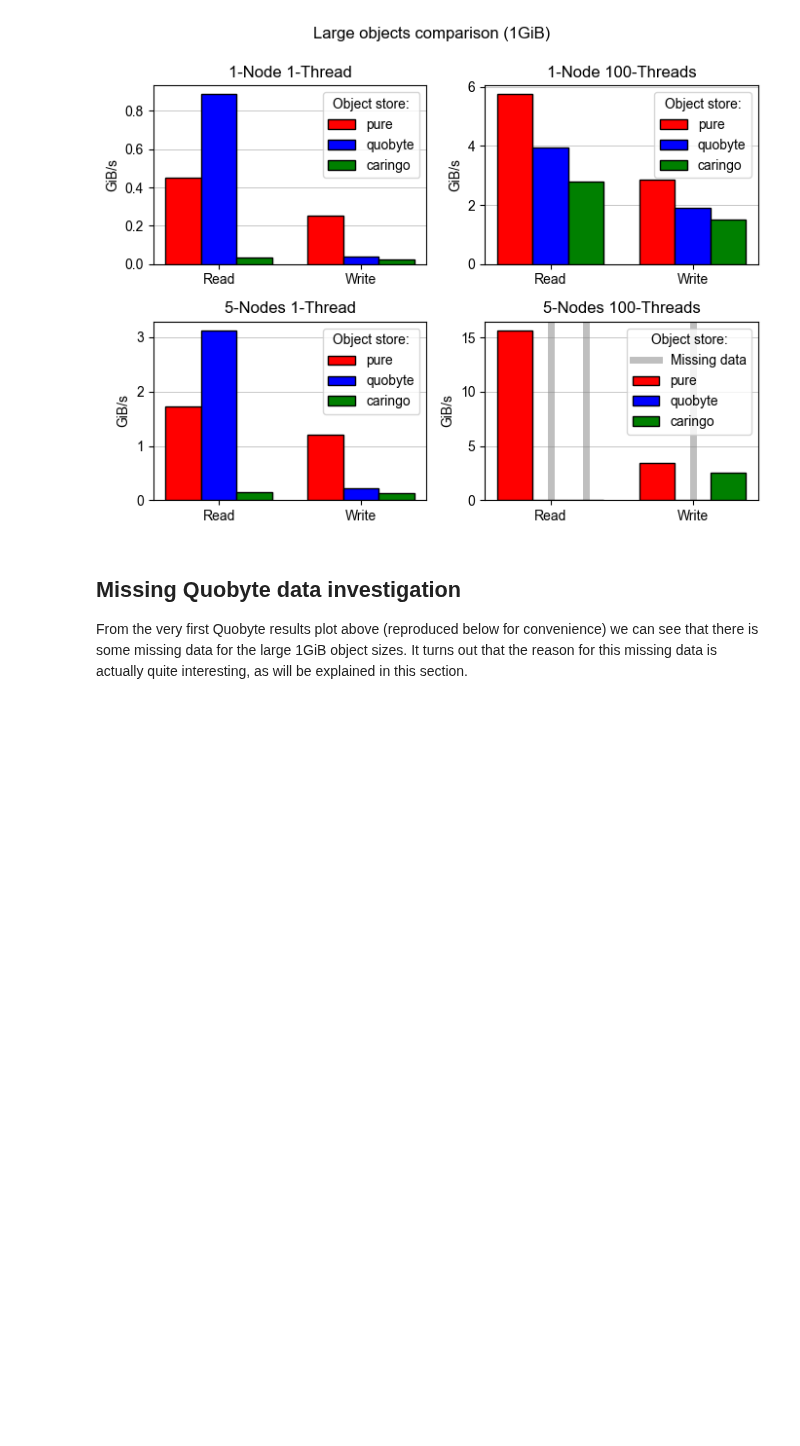
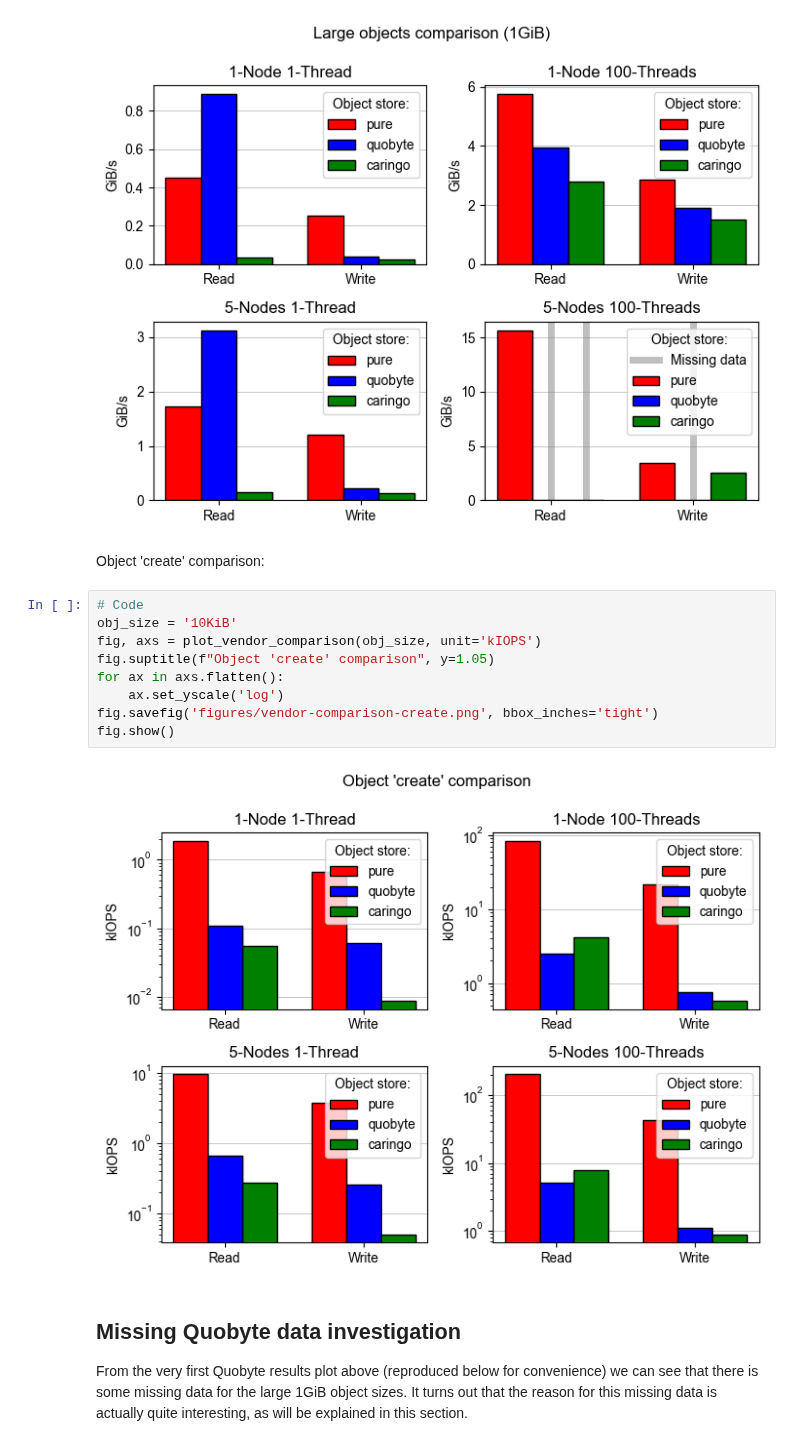
Before and after one commit to stackhpc/jasmin-fs-benchmark, a Jupyter notebook: s3-warp/Analysis.ipynb, the cells around one changed output. Saved outputs shown, nothing was run; the diff lists cells and outputs as text; blank space fills up the shorter version.

Commit message:
Add 'create' comparison plot

```diff
--- a/s3-warp/Analysis.ipynb
+++ b/s3-warp/Analysis.ipynb
@@ -615,6 +609,19 @@ fig.savefig('figures/vendor-comparison-large-obj.png', bbox_inches='tight')
 fig.show()
 # %% [output]
 [figure]
+# %% [markdown]
+Object 'create' comparison:
+# %%
+# Code
+obj_size = '10KiB'
+fig, axs = plot_vendor_comparison(obj_size, unit='kIOPS')
+fig.suptitle(f"Object 'create' comparison", y=1.05)
+for ax in axs.flatten():
+    ax.set_yscale('log')
+fig.savefig('figures/vendor-comparison-create.png', bbox_inches='tight')
+fig.show()
+# %% [output]
+[figure, added]
 # %% [markdown]
 ## Missing Quobyte data investigation
 
```
Also changed, not shown: parts of 2 cells of this notebook.
